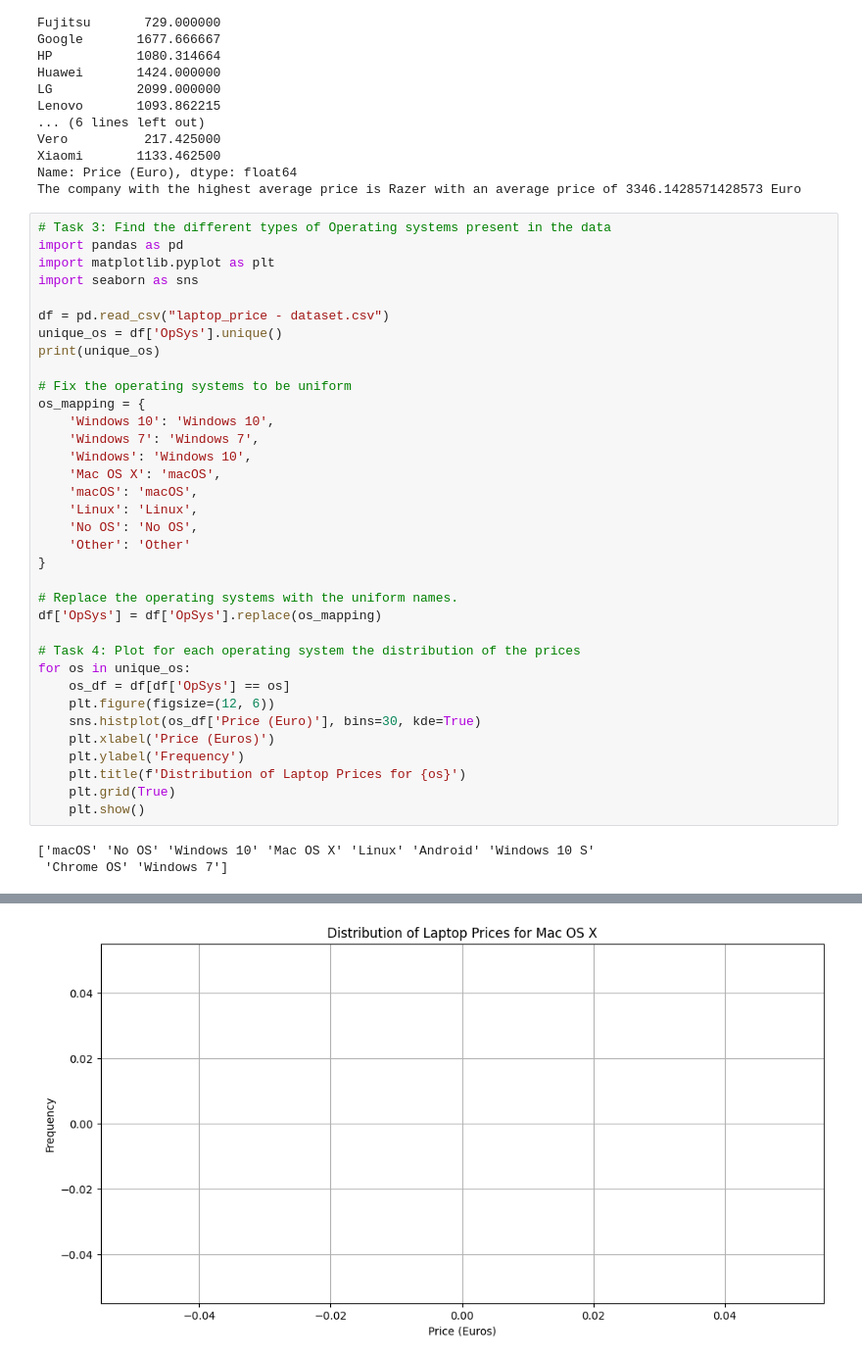
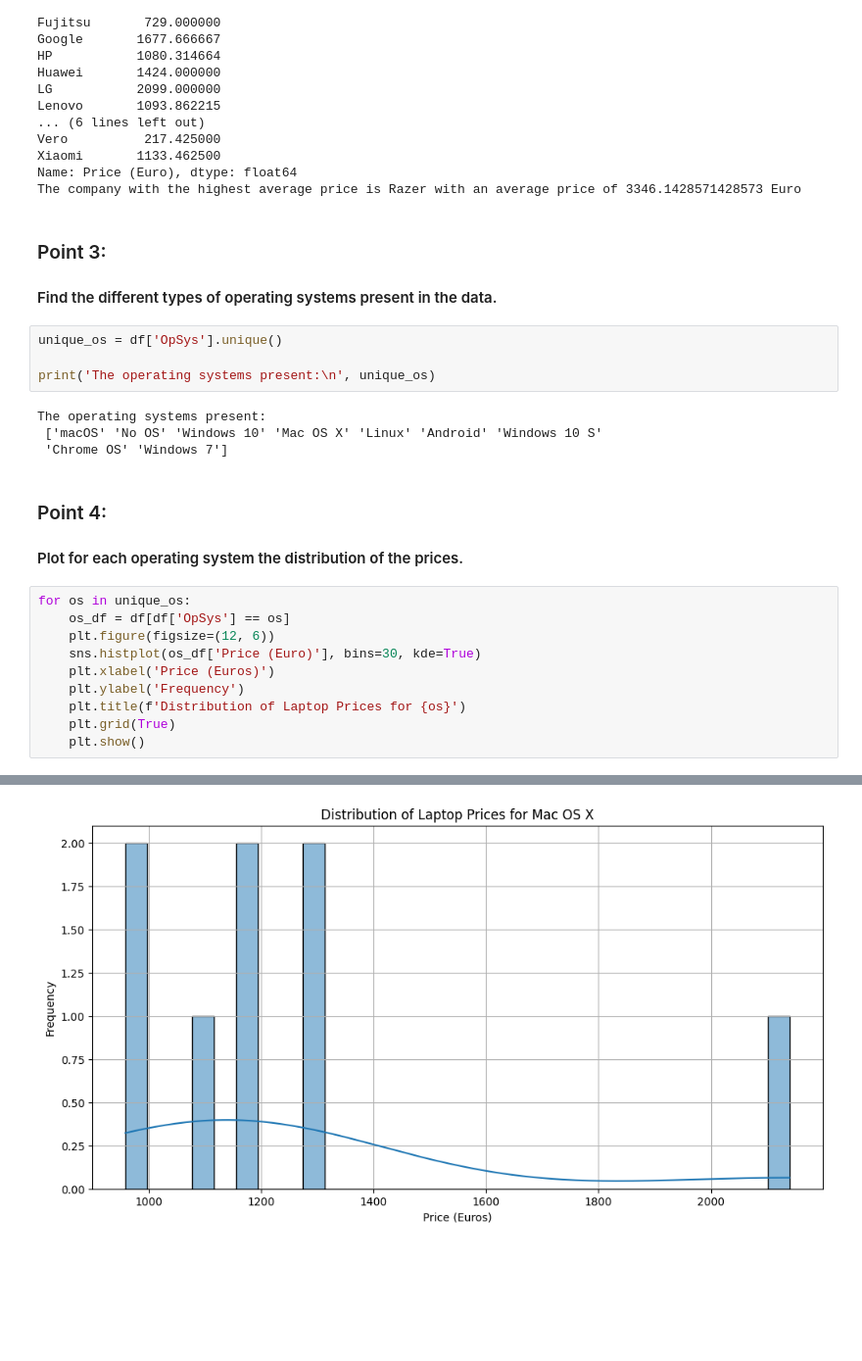
Before and after one commit to CCathlete/pyTask, a Jupyter notebook: app_notebook.ipynb, the cells around one changed output, grey strips where cells are left out. Shown at 98% size. Saved outputs shown, nothing was run; the diff lists cells and outputs as text; blank space fills up the shorter version.

```diff
--- a/app_notebook.ipynb
+++ b/app_notebook.ipynb
@@ -191,32 +191,21 @@ Vero          217.425000
 Xiaomi       1133.462500
 Name: Price (Euro), dtype: float64
 The company with the highest average price is Razer with an average price of 3346.1428571428573 Euro
+# %% [markdown]
+### Point 3:
+#### Find the different types of operating systems present in the data.
+# %%
+unique_os = df['OpSys'].unique()
+
+print('The operating systems present:\n', unique_os)
+# %% [output]
+The operating systems present:
+ ['macOS' 'No OS' 'Windows 10' 'Mac OS X' 'Linux' 'Android' 'Windows 10 S'
+ 'Chrome OS' 'Windows 7']
+# %% [markdown]
+### Point 4:
+#### Plot for each operating system the distribution of the prices.
 # %%
-# Task 3: Find the different types of Operating systems present in the data
-import pandas as pd
-import matplotlib.pyplot as plt
-import seaborn as sns
-
-df = pd.read_csv("laptop_price - dataset.csv")
-unique_os = df['OpSys'].unique()
-print(unique_os)
-
-# Fix the operating systems to be uniform
-os_mapping = {
-    'Windows 10': 'Windows 10',
-    'Windows 7': 'Windows 7',
-    'Windows': 'Windows 10',
-    'Mac OS X': 'macOS',
-    'macOS': 'macOS',
-    'Linux': 'Linux',
-    'No OS': 'No OS',
-    'Other': 'Other'
-}
-
-# Replace the operating systems with the uniform names.
-df['OpSys'] = df['OpSys'].replace(os_mapping)
-
-# Task 4: Plot for each operating system the distribution of the prices
 for os in unique_os:
     os_df = df[df['OpSys'] == os]
     plt.figure(figsize=(12, 6))
@@ -227,5 +216,3 @@ for os in unique_os:
     plt.grid(True)
     plt.show()
 # %% [output]
-['macOS' 'No OS' 'Windows 10' 'Mac OS X' 'Linux' 'Android' 'Windows 10 S'
- 'Chrome OS' 'Windows 7']
@@ -233,6 +220,6 @@ for os in unique_os:
 [figure]
 [figure]
-[figure, old version]
+[figure, new version]
 [figure]
 [figure]
 [figure]
```
Also changed, not shown: parts of 12 cells of this notebook.
